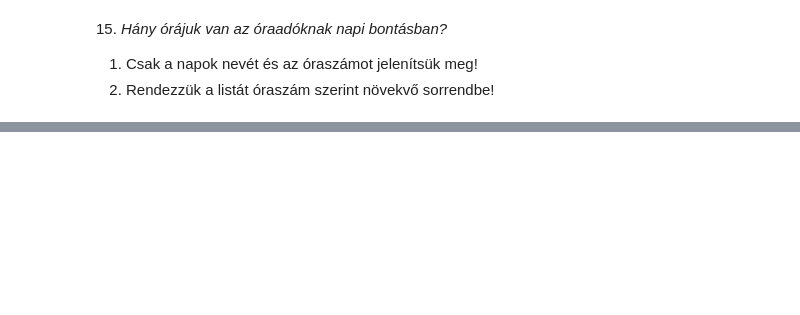
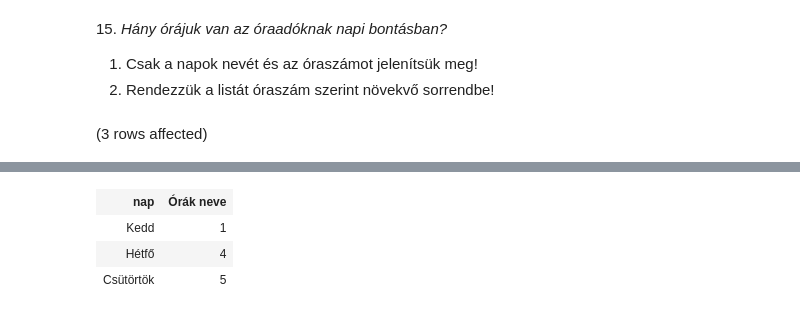
Before and after one commit to richardhestencz/Adatbazisok, a Jupyter notebook: gyakorlat03_feladatok.ipynb, the cells around one changed output, grey strips where cells are left out. Cells and saved outputs as stored; diff of their text form; code cells hidden in the pictures; blank space fills up the shorter version.

```diff
--- a/gyakorlat03_feladatok.ipynb
+++ b/gyakorlat03_feladatok.ipynb
@@ -169,3 +222,13 @@ Az oszlopokat nevezzük el értelemszerűen!
 
 1. Csak a napok nevét és az óraszámot jelenítsük meg!
 2. Rendezzük a listát óraszám szerint növekvő sorrendbe!
+# %%
+SELECT n.nap, COUNT(o.ora_id) AS 'Órák neve'
+FROM Orak o JOIN Oktatok okt ON o.tanar = okt.oktato_id
+            JOIN Beosztasok b ON b.beosztas_id = okt.beosztás
+            JOIN Napok n ON o.nap = n.nap_id
+WHERE b.beosztasnev = 'Óraadó'
+GROUP BY n.nap
+ORDER BY COUNT(o.ora_id) ASC
+# %% [output]
+(3 rows affected)
@@ -171,0 +236,4 @@ Az oszlopokat nevezzük el értelemszerűen!
+| nap | Órák neve |
+| Kedd | 1 |
+| Hétfő | 4 |
+| Csütörtök | 5 |
```
Also changed, not shown: parts of 5 cells of this notebook.
